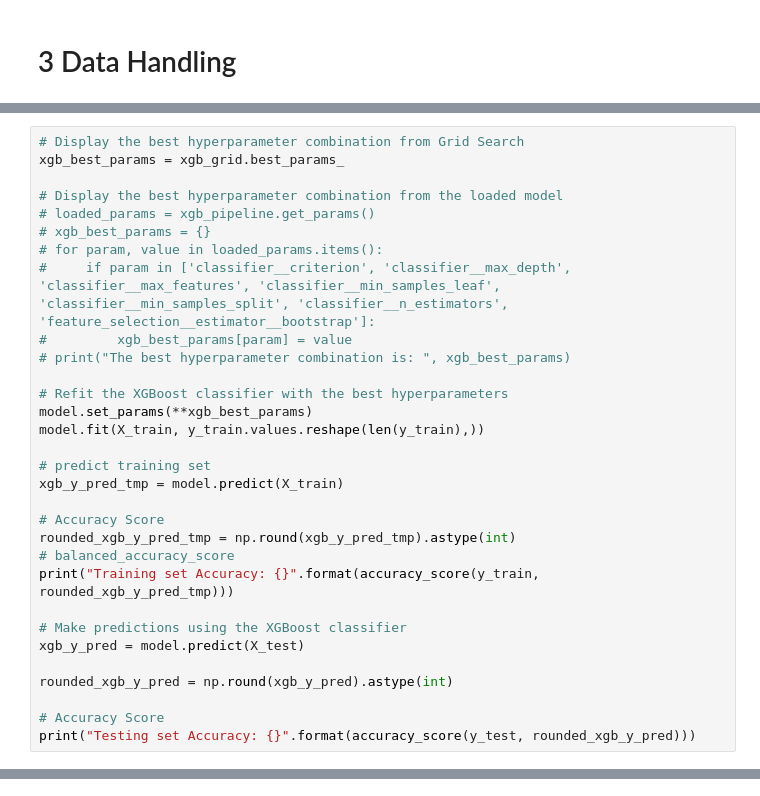
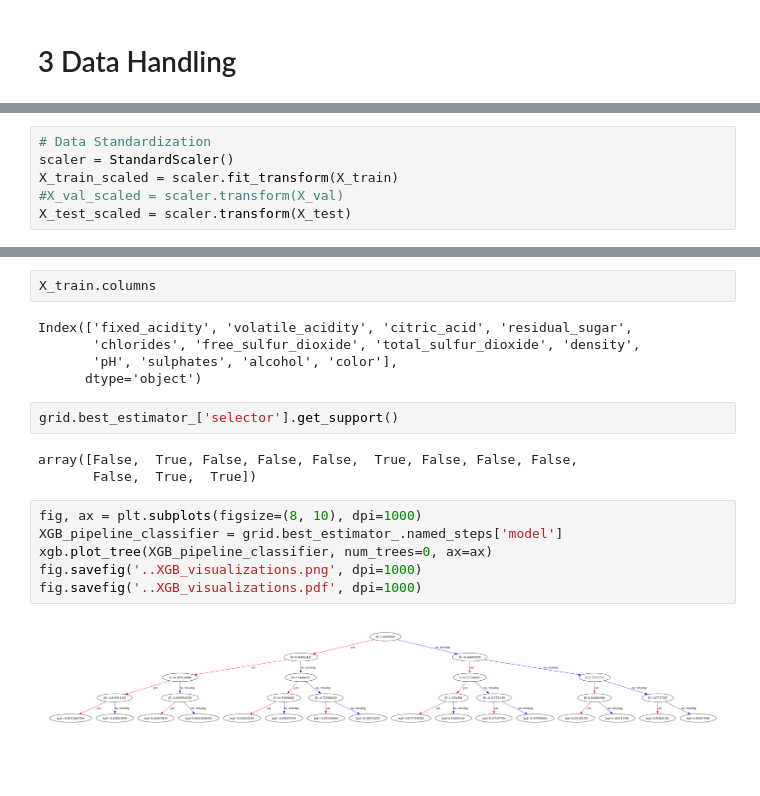
Before and after one commit to hea0516/wine_quality_regression_model, a Jupyter notebook: src/model_construction.ipynb, the cells around one changed output, grey strips where cells are left out. Saved outputs shown, nothing was run; the diff lists cells and outputs as text; blank space fills up the shorter version.

```diff
--- a/src/model_construction.ipynb
+++ b/src/model_construction.ipynb
@@ -110,31 +67,0 @@ Fitting 10 folds for each of 486 candidates, totalling 4860 fits
-# %%
-# Display the best hyperparameter combination from Grid Search
-xgb_best_params = xgb_grid.best_params_
-
-# Display the best hyperparameter combination from the loaded model
-# loaded_params = xgb_pipeline.get_params()
-# xgb_best_params = {}
-# for param, value in loaded_params.items():
-#     if param in ['classifier__criterion', 'classifier__max_depth', 'classifier__max_features', 'classifier__min_samples_leaf', 'classifier__min_samples_split', 'classifier__n_estimators', 'feature_selection__estimator__bootstrap']:
-#         xgb_best_params[param] = value
-# print("The best hyperparameter combination is: ", xgb_best_params)
-
-# Refit the XGBoost classifier with the best hyperparameters
-model.set_params(**xgb_best_params)
-model.fit(X_train, y_train.values.reshape(len(y_train),))
-
-# predict training set
-xgb_y_pred_tmp = model.predict(X_train)
-
-# Accuracy Score
-rounded_xgb_y_pred_tmp = np.round(xgb_y_pred_tmp).astype(int)
-# balanced_accuracy_score
-print("Training set Accuracy: {}".format(accuracy_score(y_train, rounded_xgb_y_pred_tmp)))
-
-# Make predictions using the XGBoost classifier
-xgb_y_pred = model.predict(X_test)
-
-rounded_xgb_y_pred = np.round(xgb_y_pred).astype(int)
-
-# Accuracy Score
-print("Testing set Accuracy: {}".format(accuracy_score(y_test, rounded_xgb_y_pred)))
@@ -143,0 +68,6 @@ Testing set Accuracy: 0.6006168080185043
+# %%
+# Data Standardization
+scaler = StandardScaler()
+X_train_scaled = scaler.fit_transform(X_train)
+#X_val_scaled = scaler.transform(X_val)
+X_test_scaled = scaler.transform(X_test)
@@ -299,0 +238,20 @@ accuracy_score(rounded_y_pred, y_test)
+# %%
+X_train.columns
+# %% [output]
+Index(['fixed_acidity', 'volatile_acidity', 'citric_acid', 'residual_sugar',
+       'chlorides', 'free_sulfur_dioxide', 'total_sulfur_dioxide', 'density',
+       'pH', 'sulphates', 'alcohol', 'color'],
+      dtype='object')
+# %%
+grid.best_estimator_['selector'].get_support()
+# %% [output]
+array([False,  True, False, False, False,  True, False, False, False,
+       False,  True,  True])
+# %%
+fig, ax = plt.subplots(figsize=(8, 10), dpi=1000)
+XGB_pipeline_classifier = grid.best_estimator_.named_steps['model']
+xgb.plot_tree(XGB_pipeline_classifier, num_trees=0, ax=ax)
+fig.savefig('..XGB_visualizations.png', dpi=1000)
+fig.savefig('..XGB_visualizations.pdf', dpi=1000)
+# %% [output]
+[figure, added]
```
Also changed, not shown: parts of 22 cells of this notebook, 3 other files.
